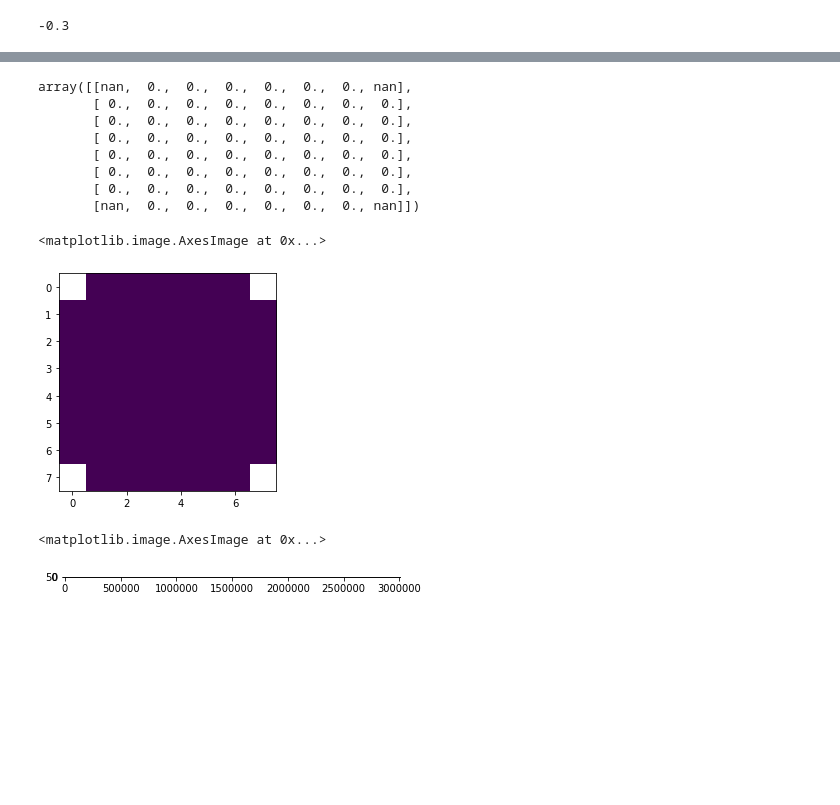
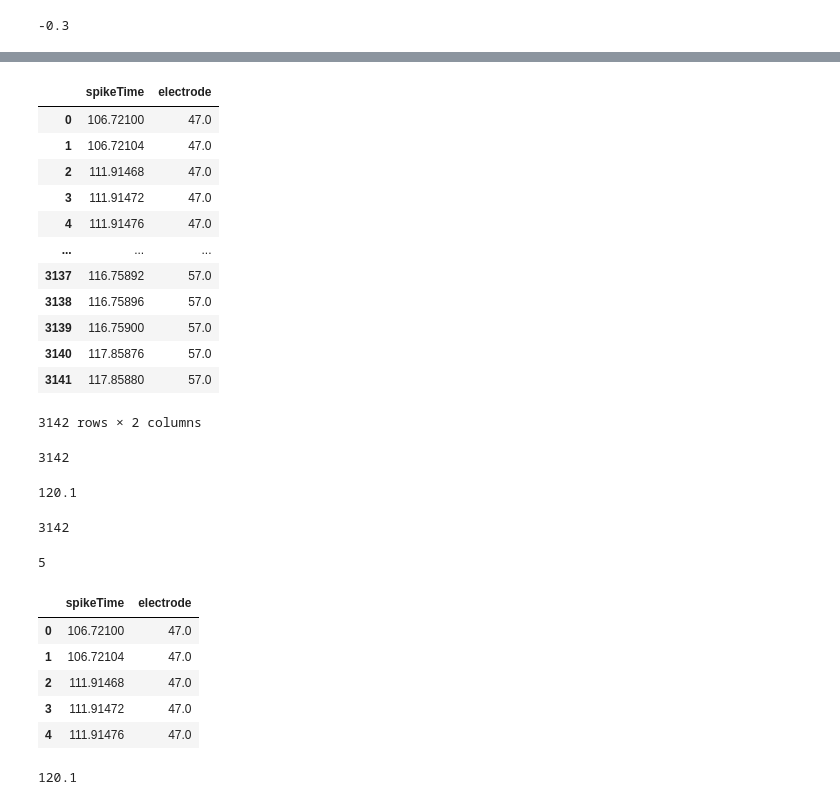
Before and after one commit to Timothysit/mecp2, a Jupyter notebook: python/notebooks/3-panel-test-param-and-pipeline.ipynb, the cells around one changed output, grey strips where cells are left out. Saved outputs shown, nothing was run; the diff lists cells and outputs as text; code cells hidden in the pictures; blank space fills up the shorter version.

```diff
--- a/python/notebooks/3-panel-test-param-and-pipeline.ipynb
+++ b/python/notebooks/3-panel-test-param-and-pipeline.ipynb
@@ -515,21 +827,28 @@ SpikeDataInstance.spike_matrix = np.stack(spike_train_list)
+# %%
+spike_df_dict = pd.read_pickle('PAT200219_2C_DIV17_spikes.pkl')
+# %%
+spike_df = spike_df_dict['df']
+# %%
+spike_df
+# %% [output]
+|  | spikeTime | electrode |
+| 0 | 106.72100 | 47.0 |
+| 1 | 106.72104 | 47.0 |
+| 2 | 111.91468 | 47.0 |
+| 3 | 111.91472 | 47.0 |
+| 4 | 111.91476 | 47.0 |
+| ... | ... | ... |
+| 3137 | 116.75892 | 57.0 |
+| 3138 | 116.75896 | 57.0 |
+| 3139 | 116.75900 | 57.0 |
+| 3140 | 117.85876 | 57.0 |
+| 3141 | 117.85880 | 57.0 |
+3142 rows × 2 columns
+# %%
+np.sum(SpikeDataInstance.spike_matrix)
+# %% [output]
+3142
 # %%
-SpikeDataInstance.grid_matrix
+SpikeDataInstance.recording_duration
 # %% [output]
-array([[nan,  0.,  0.,  0.,  0.,  0.,  0., nan],
-       [ 0.,  0.,  0.,  0.,  0.,  0.,  0.,  0.],
-       [ 0.,  0.,  0.,  0.,  0.,  0.,  0.,  0.],
-       [ 0.,  0.,  0.,  0.,  0.,  0.,  0.,  0.],
-       [ 0.,  0.,  0.,  0.,  0.,  0.,  0.,  0.],
-       [ 0.,  0.,  0.,  0.,  0.,  0.,  0.,  0.],
-       [ 0.,  0.,  0.,  0.,  0.,  0.,  0.,  0.],
-       [nan,  0.,  0.,  0.,  0.,  0.,  0., nan]])
+120.1
-# %%
-plt.imshow(SpikeDataInstance.grid_matrix)
-# %% [output]
-<matplotlib.image.AxesImage at 0x...>
-[figure, removed]
-# %%
-plt.imshow(SpikeDataInstance.spike_matrix)
-# %% [output]
-<matplotlib.image.AxesImage at 0x...>
-[figure, removed]
@@ -535,0 +862,4 @@ plt.imshow(SpikeDataInstance.spike_matrix)
+# %%
+np.sum(df_converted_matrix)
+# %% [output]
+3142
@@ -535,0 +875,17 @@ plt.imshow(SpikeDataInstance.spike_matrix)
+# %%
+np.sum(binned_vector)
+# %% [output]
+5
+# %%
+cell_spike_df
+# %% [output]
+|  | spikeTime | electrode |
+| 0 | 106.72100 | 47.0 |
+| 1 | 106.72104 | 47.0 |
+| 2 | 111.91468 | 47.0 |
+| 3 | 111.91472 | 47.0 |
+| 4 | 111.91476 | 47.0 |
+# %%
+t_end
+# %% [output]
+120.1
```
Also changed, not shown: parts of 32 cells of this notebook.
